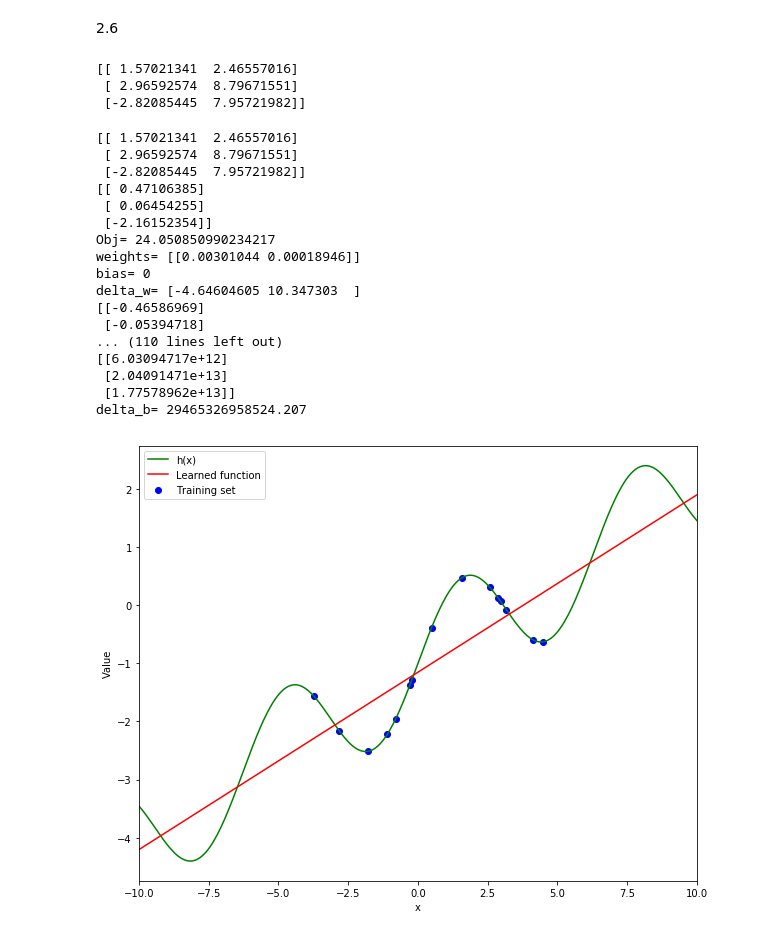
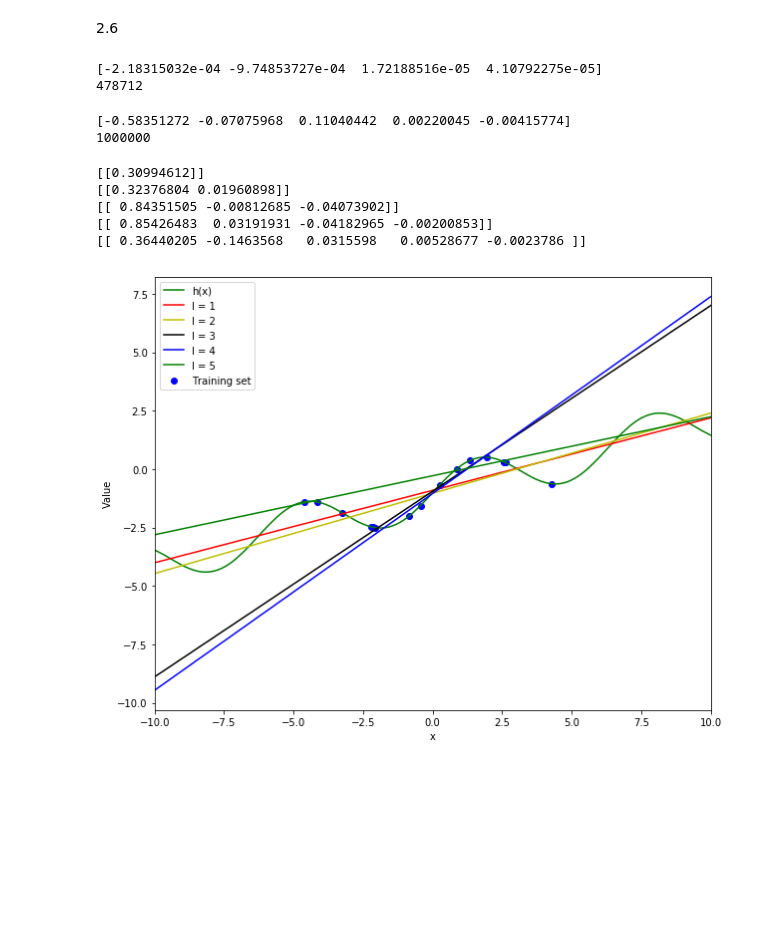
Before and after one commit to OMalenfantThuot/fondements_apprentissage_machine, a Jupyter notebook: Devoir02/Devoir2.ipynb, the cells around one changed output. Cells and saved outputs as stored; diff of their text form; code cells hidden in the pictures; blank space fills up the shorter version.

```diff
--- a/Devoir02/Devoir2.ipynb
+++ b/Devoir02/Devoir2.ipynb
@@ -314,18 +311,6 @@ L'axe vertical est le log de l'erreur quadratique moyenne, car sinon on perd l'i
 2.6
 # %%
 Lambda = 0.01
-# %%
-data_x = np.array([[ 1.57021341 , 2.46557016],
- [ 2.96592574 , 8.79671551],
- [-2.82085445 , 7.95721982]])
-data_h = np.array([[ 0.47106385],
- [ 0.06454255],
- [-2.16152354]])
-print(data_x)
-# %% [output]
-[[ 1.57021341  2.46557016]
- [ 2.96592574  8.79671551]
- [-2.82085445  7.95721982]]
 # %%
 def phi_transform(x,l):
     transformed_points = np.zeros((x.shape[0],l)).reshape(x.shape[0],l)
@@ -334,46 +319,51 @@ def phi_transform(x,l):
             transformed_points[j,i] = x[j]**(i+1)
     return transformed_points
 # %%
-#Reg1 = Regression_gradient(Lambda=Lambda, maxiter = 15)
-#Reg1.train(phi_transform(data_x,l = 1), data_h)
-#print('######\n#########\n######')
-print(data_x)
-print(data_h)
-Reg2 = Regression_gradient(Lambda=Lambda, maxiter = 15)
-Reg2.train(data_x, data_h)
-#Reg3 = Regression_gradient(Lambda=Lambda, maxiter = 50)
-#Reg3.train(phi_transform(data_x,l = 3), data_h)
+Reg1 = Regression_gradient(Lambda=Lambda, maxiter = 100)
+Reg1.train(phi_transform(data_x,l = 1), data_h)
+Reg2 = Regression_gradient(Lambda=Lambda, maxiter = 100000, step=0.01)
+Reg2.train(phi_transform(data_x,l = 2), data_h)
+Reg3 = Regression_gradient(Lambda=Lambda, maxiter =100000, step=0.0005)
+Reg3.train(phi_transform(data_x,l = 3), data_h)
-# %% [output]
-[[ 1.57021341  2.46557016]
- [ 2.96592574  8.79671551]
- [-2.82085445  7.95721982]]
-[[ 0.47106385]
- [ 0.06454255]
- [-2.16152354]]
-Obj= 24.050850990234217
-weights= [[0.00301044 0.00018946]]
-bias= 0
-delta_w= [-4.64604605 10.347303  ]
-[[-0.46586969]
- [-0.05394718]
-... (110 lines left out)
-[[6.03094717e+12]
- [2.04091471e+13]
- [1.77578962e+13]]
-delta_b= 29465326958524.207
+# %%
+Reg4 = Regression_gradient(Lambda=Lambda, maxiter =600000, step=0.00002)
+Reg4.train(phi_transform(data_x,l = 4), data_h)
+# %% [output]
+[-2.18315032e-04 -9.74853727e-04  1.72188516e-05  4.10792275e-05]
+478712
+# %%
+Reg5 = Regression_gradient(Lambda=Lambda, maxiter =1000000, step=0.0000005)
+Reg5.train(phi_transform(data_x,l = 5), data_h)
+# %% [output]
+[-0.58351272 -0.07075968  0.11040442  0.00220045 -0.00415774]
+1000000
+# %%
+print(Reg1.weights)
+print(Reg2.weights)
+print(Reg3.weights)
+print(Reg4.weights)
+print(Reg5.weights)
+# %% [output]
+[[0.30994612]]
+[[0.32376804 0.01960898]]
+[[ 0.84351505 -0.00812685 -0.04073902]]
+[[ 0.85426483  0.03191931 -0.04182965 -0.00200853]]
+[[ 0.36440205 -0.1463568   0.0315598   0.00528677 -0.0023786 ]]
 # %%
 fig,ax = plt.subplots(figsize = (10,8))
 
 ax.scatter(data_x, data_h, c = 'b', label = 'Training set')
 ax.plot(x_points, h(x_points), c = 'g', label = 'h(x)')
-ax.plot(x_points, Reg1.predict(x_points), c = 'r', label = 'Learned function')
-#ax.plot(x_points, Reg2.predict(x_points), c = 'r', label = 'Learned function')
-#ax.plot(x_points, Reg3.predict(x_points), c = 'r', label = 'Learned function')
+ax.plot(x_points, Reg1.predict(x_points), c = 'r', label = 'l = 1')
+ax.plot(x_points, Reg2.predict(x_points), c = 'y', label = 'l = 2')
+ax.plot(x_points, Reg3.predict(x_points), c = 'k', label = 'l = 3')
+ax.plot(x_points, Reg4.predict(x_points), c = 'b', label = 'l = 4')
+ax.plot(x_points, Reg5.predict(x_points), c = 'g', label = 'l = 5')
 ax.set_xlim(-10, 10)
 ax.set_xlabel('x')
 ax.set_ylabel('Value')
 ax.legend()
 plt.show()
 plt.close()
 # %% [output]
-[figure, old version]
+[figure, new version]
```
Also changed, not shown: parts of 10 cells of this notebook.
